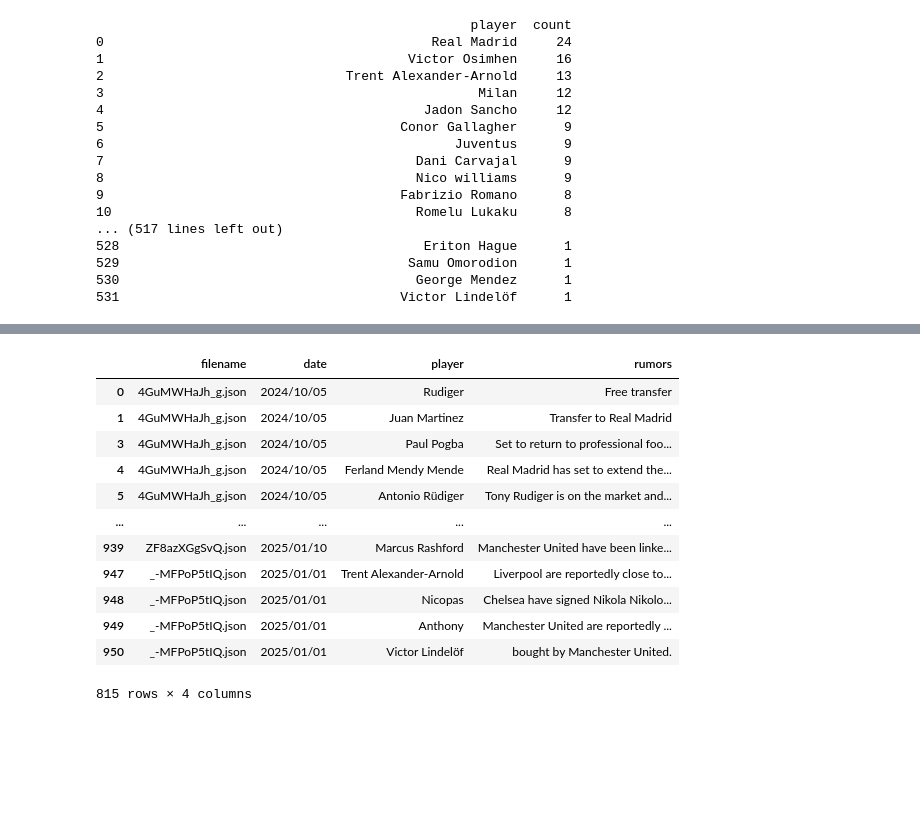
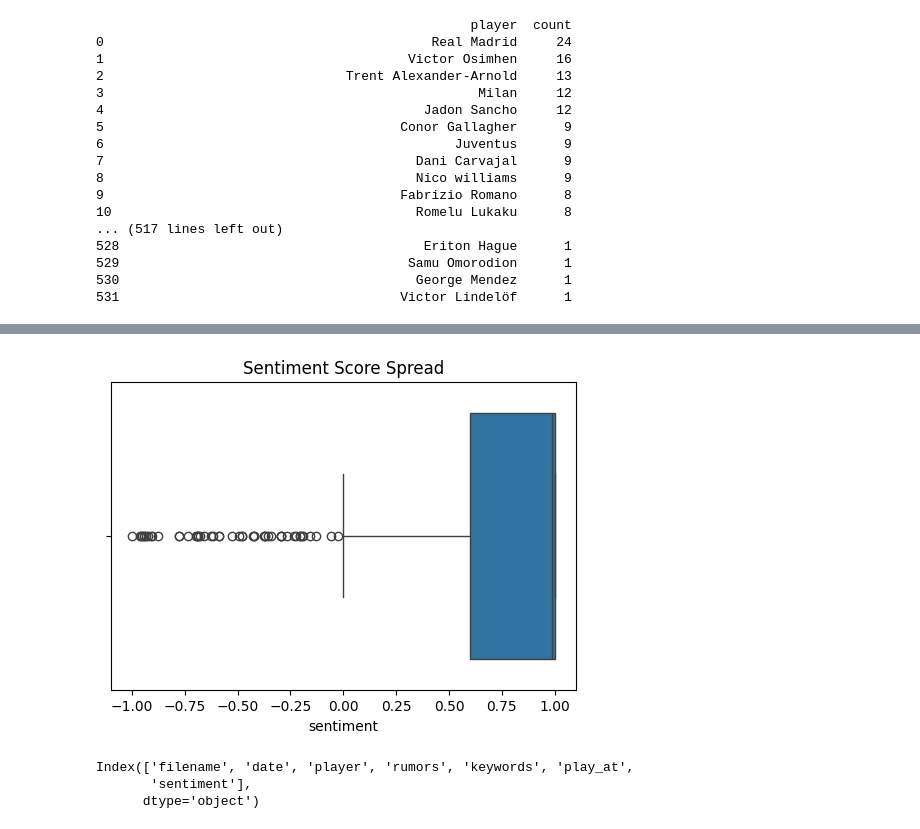
Before and after one commit to Guinga6/Transfer-Rumours-Analysis, a Jupyter notebook: notebook/processing.ipynb, the cells around one changed output, grey strips where cells are left out. Cells and saved outputs as stored; diff of their text form; code cells hidden in the pictures; blank space fills up the shorter version.

```diff
--- a/notebook/processing.ipynb
+++ b/notebook/processing.ipynb
@@ -58,0 +60,2 @@ print(counts_df)
+# %%
+df_teams = pd.read_csv(r'C:\Users\warag\OneDrive\Bureau\Transfers_Rumors\rumours.csv')
@@ -59,18 +132,15 @@ print(counts_df)
+# %%
+plt.figure(figsize=(6,4))
+sns.boxplot(x=df['sentiment'])
+plt.title('Sentiment Score Spread')
+plt.show()
+# %% [output]
+[figure, added]
 # %%
-df
+df.columns
 # %% [output]
-|  | filename | date | player | rumors |
-| 0 | 4GuMWHaJh_g.json | 2024/10/05 | Rudiger | Free transfer |
-| 1 | 4GuMWHaJh_g.json | 2024/10/05 | Juan Martinez | Transfer to Real Madrid |
-| 3 | 4GuMWHaJh_g.json | 2024/10/05 | Paul Pogba | Set to return to professional foo... |
-| 4 | 4GuMWHaJh_g.json | 2024/10/05 | Ferland Mendy Mende | Real Madrid has set to extend the... |
-| 5 | 4GuMWHaJh_g.json | 2024/10/05 | Antonio Rüdiger | Tony Rudiger is on the market and... |
-| ... | ... | ... | ... | ... |
-| 939 | ZF8azXGgSvQ.json | 2025/01/10 | Marcus Rashford | Manchester United have been linke... |
-| 947 | _-MFPoP5tIQ.json | 2025/01/01 | Trent Alexander-Arnold | Liverpool are reportedly close to... |
-| 948 | _-MFPoP5tIQ.json | 2025/01/01 | Nicopas | Chelsea have signed Nikola Nikolo... |
-| 949 | _-MFPoP5tIQ.json | 2025/01/01 | Anthony | Manchester United are reportedly ... |
-| 950 | _-MFPoP5tIQ.json | 2025/01/01 | Victor Lindelöf | bought by Manchester United. |
-815 rows × 4 columns
+Index(['filename', 'date', 'player', 'rumors', 'keywords', 'play_at',
+       'sentiment'],
+      dtype='object')
 # %%
 df.to_csv('rumors.csv')
```
Also changed, not shown: parts of 9 cells of this notebook, 1 other file.
